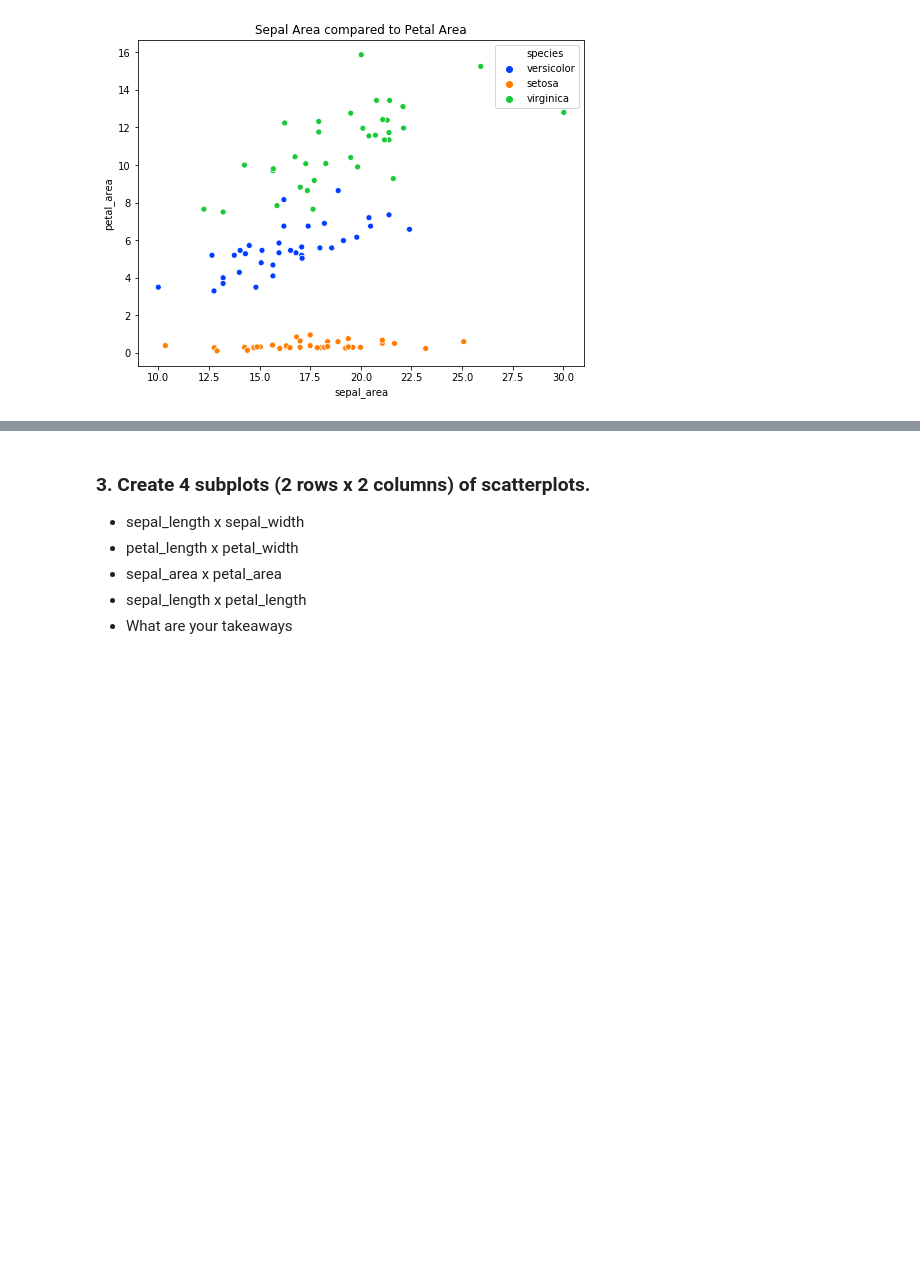
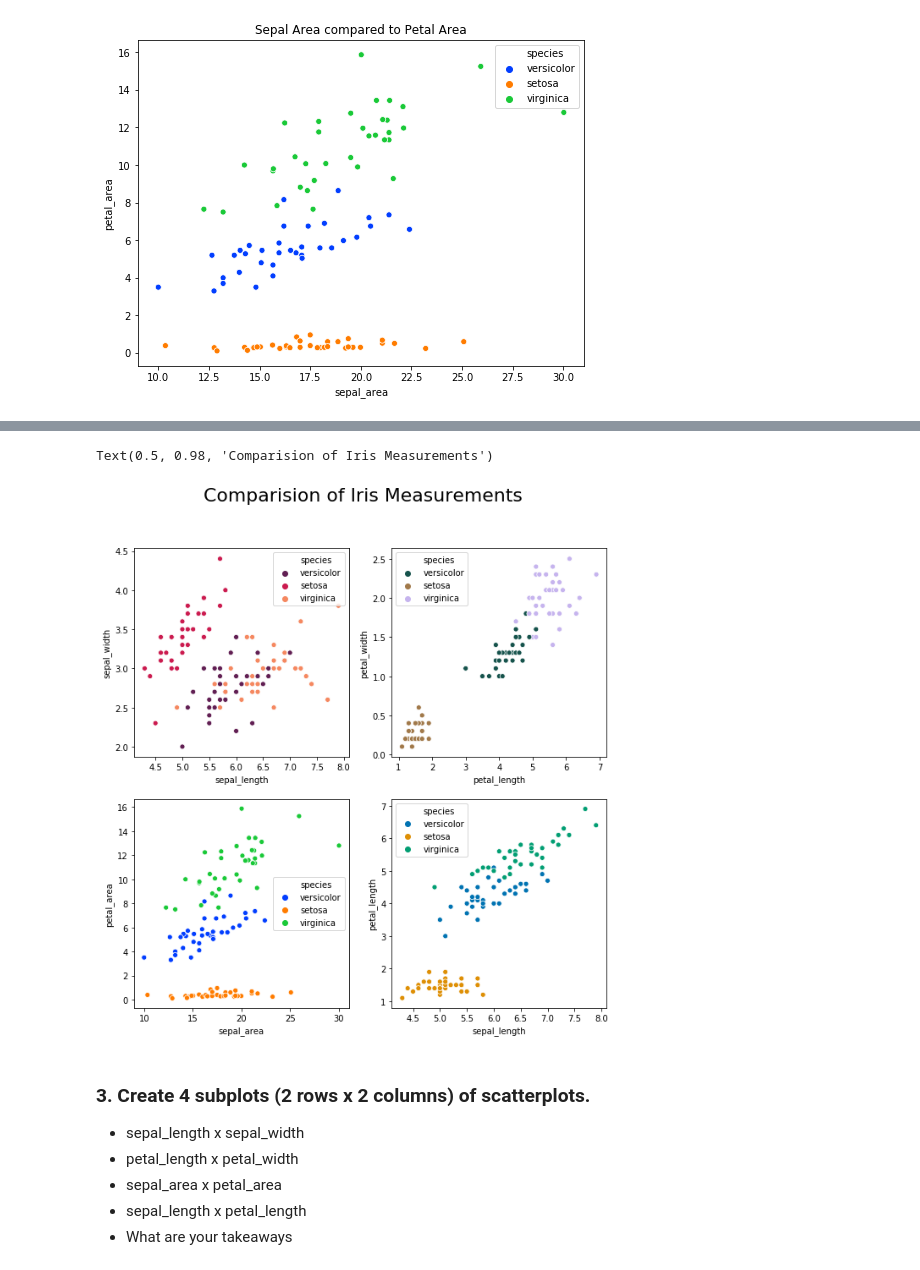
Before and after one commit to george887/classification_exercises, a Jupyter notebook: classification_exercises.ipynb, the cells around one changed output, grey strips where cells are left out. Saved outputs shown, nothing was run; the diff lists cells and outputs as text; code cells hidden in the pictures; blank space fills up the shorter version.

```diff
--- a/classification_exercises.ipynb
+++ b/classification_exercises.ipynb
@@ -583,3 +600,20 @@ Text(0.5, 1.0, 'Sepal Area compared to Petal Area')
+# %%
+# Using sns to creat the subplots
+fig, axes = plt.subplots(2,2, figsize=(10,10))
+
+sns.scatterplot(ax = axes[0,0], x=train.sepal_length, y=train.sepal_width, hue=train.species,
+                palette="rocket")
+sns.scatterplot(ax = axes[0,1], x=train.petal_length, y=train.petal_width, hue=train.species,
+                palette="cubehelix")
+sns.scatterplot(ax = axes[1,0], x=train.sepal_area, y=train.petal_area, hue=train.species,
+                palette="bright")
+sns.scatterplot(ax = axes[1,1], x=train.sepal_length, y=train.petal_length, hue=train.species,
+                palette="colorblind")
+
+fig.suptitle("Comparision of Iris Measurements", fontsize= 22)
+# %% [output]
+Text(0.5, 0.98, 'Comparision of Iris Measurements')
+[figure, added]
 # %% [markdown]
 ### 3. Create 4 subplots (2 rows x 2 columns) of scatterplots.
 
```
Also changed, not shown: parts of 22 cells of this notebook.
